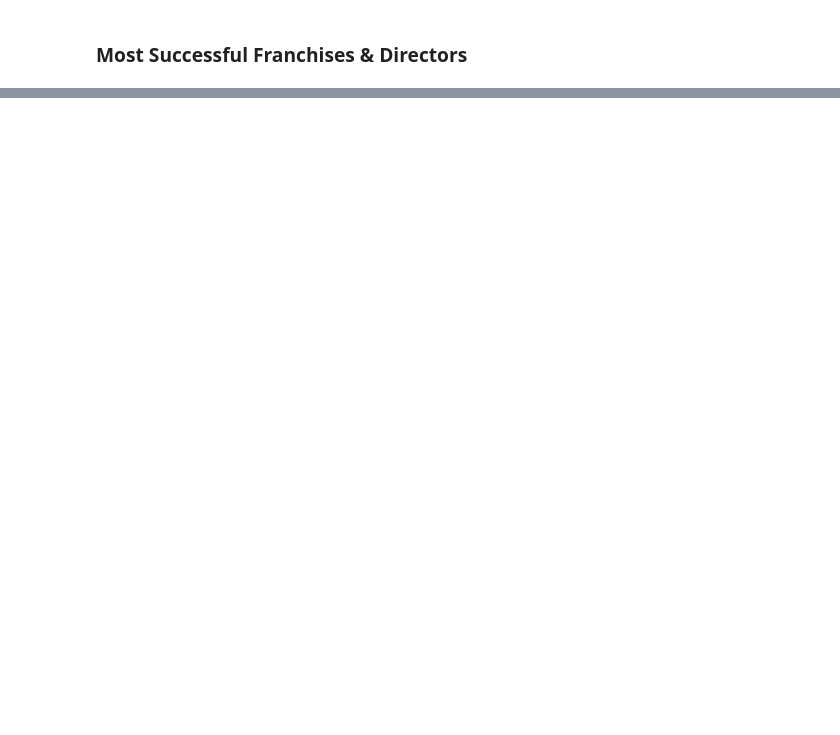
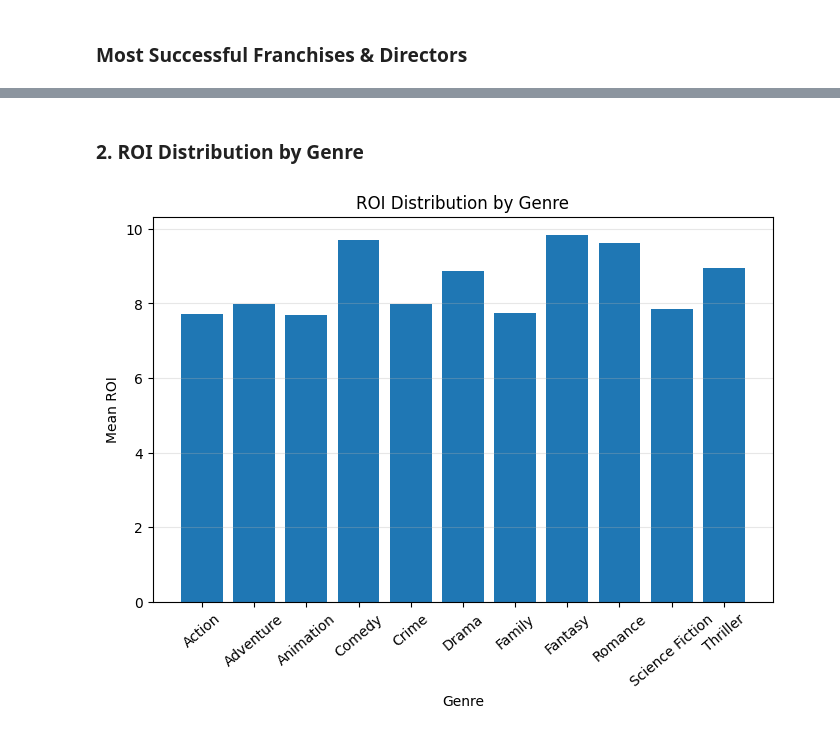
Before and after one commit to manaf-dev/tmdb-movie-data-analysis, a Jupyter notebook: notebooks/TMDB_Movie_Analysis.ipynb, the cells around one changed output, grey strips where cells are left out. Drawn from its saved outputs; the diff is of its cells as text; code cells hidden in the pictures; blank space fills up the shorter version.

```diff
--- a/notebooks/TMDB_Movie_Analysis.ipynb
+++ b/notebooks/TMDB_Movie_Analysis.ipynb
@@ -413,0 +434,21 @@ director_performance.sort_values(by=["Total Movies", "Total Revenue"], ascending
+# %% [markdown]
+### 2. ROI Distribution by Genre
+# %%
+# Calculate ROI for all movies
+movies_df['ROI'] = movies_df['revenue_musd'] / movies_df['budget_musd']
+
+genre_roi_df = movies_df.assign(Genre=movies_df['genres'].str.split('|')).explode('Genre')
+genre_avg_roi = genre_roi_df.groupby('Genre')['ROI'].mean()
+
+# Plot ROI by Genre
+plt.figure(figsize=(8, 5))
+plt.bar(genre_avg_roi.index, genre_avg_roi.values)
+
+plt.xlabel('Genre')
+plt.ylabel('Mean ROI')
+plt.title('ROI Distribution by Genre')
+plt.xticks(rotation=40)
+plt.grid(True, axis='y', alpha=0.3)
+plt.show()
+# %% [output]
+[figure, added]
```
Also changed, not shown: parts of 15 cells of this notebook.
